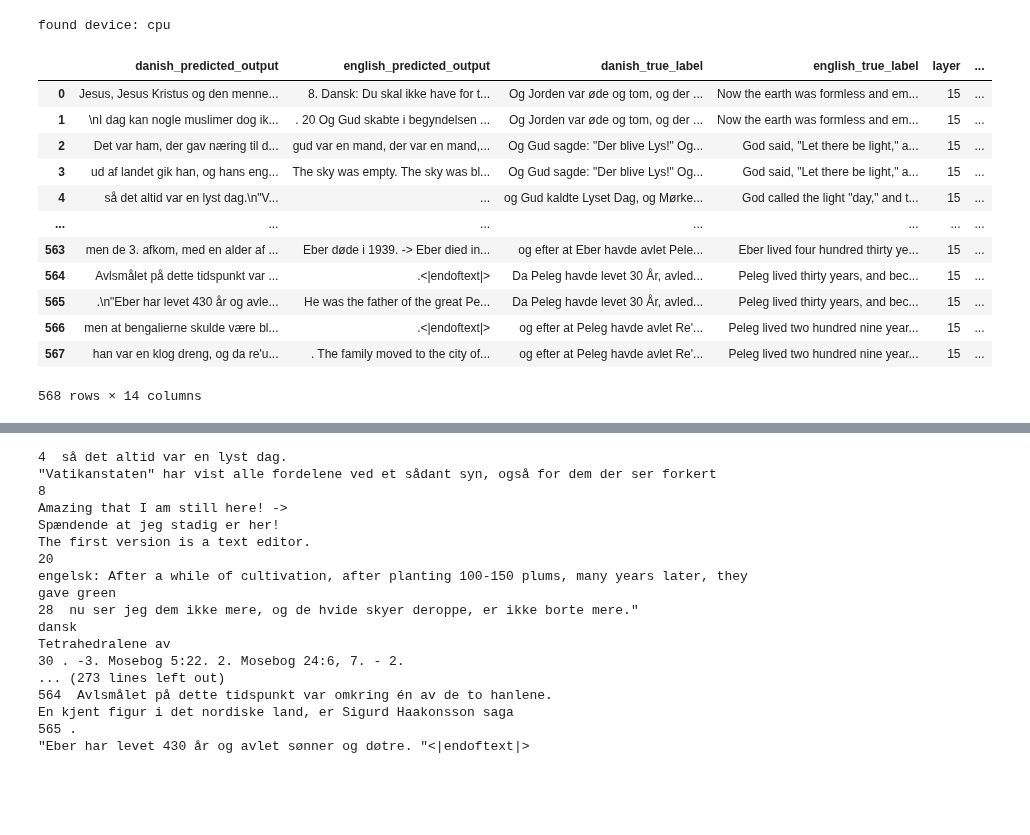
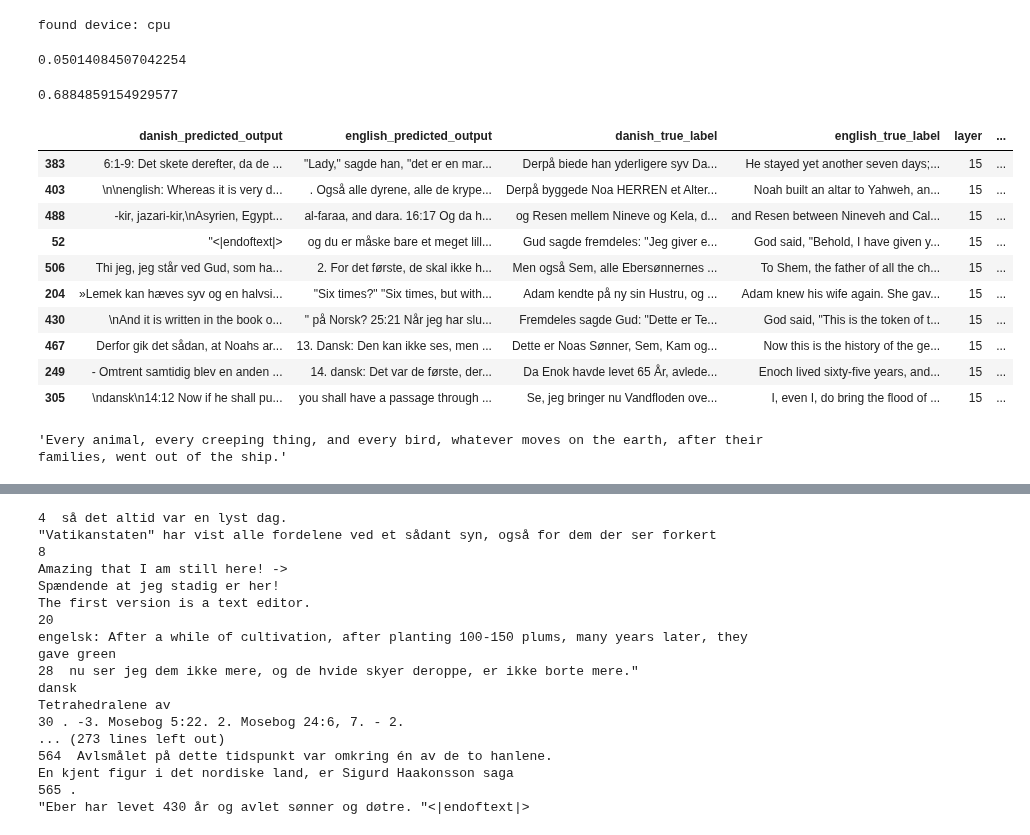
Before and after one commit to MartinKirkegaardDK/KDS_MI, a Jupyter notebook: marki.ipynb, the cells around one changed output, grey strips where cells are left out. Cells and saved outputs as stored; diff of their text form; code cells hidden in the pictures; blank space fills up the shorter version.

```diff
--- a/marki.ipynb
+++ b/marki.ipynb
@@ -29,18 +29,28 @@ df = pd.read_csv("results/data/steering_data_bible/bible_data_combined.csv")
 df = df[(df.layer == 15) & (df.lambda_amount == 5)]
 #temp =pd.read_csv("rresults/data/steering_data_bible/combined_english_without_steering.csv")
 # %%
-df
+df.danish_score_on_english_prompt_without_steering.mean()
 # %% [output]
-|  | danish_predicted_output | english_predicted_output | danish_true_label | english_true_label | layer | ... |
-| 0 | Jesus, Jesus Kristus og den menne... | 8. Dansk: Du skal ikke have for t... | Og Jorden var øde og tom, og der ... | Now the earth was formless and em... | 15 | ... |
-| 1 | \nI dag kan nogle muslimer dog ik... | . 20 Og Gud skabte i begyndelsen ... | Og Jorden var øde og tom, og der ... | Now the earth was formless and em... | 15 | ... |
-| 2 | Det var ham, der gav næring til d... | gud var en mand, der var en mand,... | Og Gud sagde: "Der blive Lys!" Og... | God said, "Let there be light," a... | 15 | ... |
-| 3 | ud af landet gik han, og hans eng... | The sky was empty. The sky was bl... | Og Gud sagde: "Der blive Lys!" Og... | God said, "Let there be light," a... | 15 | ... |
-| 4 | så det altid var en lyst dag.\n"V... | ... | og Gud kaldte Lyset Dag, og Mørke... | God called the light "day," and t... | 15 | ... |
-| ... | ... | ... | ... | ... | ... | ... |
-| 563 | men de 3. afkom, med en alder af ... | Eber døde i 1939. -> Eber died in... | og efter at Eber havde avlet Pele... | Eber lived four hundred thirty ye... | 15 | ... |
-| 564 | Avlsmålet på dette tidspunkt var ... | .<|endoftext|> | Da Peleg havde levet 30 År, avled... | Peleg lived thirty years, and bec... | 15 | ... |
-| 565 | .\n"Eber har levet 430 år og avle... | He was the father of the great Pe... | Da Peleg havde levet 30 År, avled... | Peleg lived thirty years, and bec... | 15 | ... |
-| 566 | men at bengalierne skulde være bl... | .<|endoftext|> | og efter at Peleg havde avlet Re'... | Peleg lived two hundred nine year... | 15 | ... |
-| 567 | han var en klog dreng, og da re'u... | . The family moved to the city of... | og efter at Peleg havde avlet Re'... | Peleg lived two hundred nine year... | 15 | ... |
-568 rows × 14 columns
+0.05014084507042254
+# %%
+df.danish_language_prediction_on_english_steered.mean()
+# %% [output]
+0.6884859154929577
+# %%
+df[df.danish_language_prediction_on_english_steered > 0.9].sample(10)
+# %% [output]
+|  | danish_predicted_output | english_predicted_output | danish_true_label | english_true_label | layer | ... |
+| 383 | 6:1-9: Det skete derefter, da de ... | "Lady," sagde han, "det er en mar... | Derpå biede han yderligere syv Da... | He stayed yet another seven days;... | 15 | ... |
+| 403 | \n\nenglish: Whereas it is very d... | . Også alle dyrene, alle de krype... | Derpå byggede Noa HERREN et Alter... | Noah built an altar to Yahweh, an... | 15 | ... |
+| 488 | -kir, jazari-kir,\nAsyrien, Egypt... | al-faraa, and dara. 16:17 Og da h... | og Resen mellem Nineve og Kela, d... | and Resen between Nineveh and Cal... | 15 | ... |
+| 52 | "<|endoftext|> | og du er måske bare et meget lill... | Gud sagde fremdeles: "Jeg giver e... | God said, "Behold, I have given y... | 15 | ... |
+| 506 | Thi jeg, jeg står ved Gud, som ha... | 2. For det første, de skal ikke h... | Men også Sem, alle Ebersønnernes ... | To Shem, the father of all the ch... | 15 | ... |
+| 204 | »Lemek kan hæves syv og en halvsi... | "Six times?" "Six times, but with... | Adam kendte på ny sin Hustru, og ... | Adam knew his wife again. She gav... | 15 | ... |
+| 430 | \nAnd it is written in the book o... | " på Norsk? 25:21 Når jeg har slu... | Fremdeles sagde Gud: "Dette er Te... | God said, "This is the token of t... | 15 | ... |
+| 467 | Derfor gik det sådan, at Noahs ar... | 13. Dansk: Den kan ikke ses, men ... | Dette er Noas Sønner, Sem, Kam og... | Now this is the history of the ge... | 15 | ... |
+| 249 | - Omtrent samtidig blev en anden ... | 14. dansk: Det var de første, der... | Da Enok havde levet 65 År, avlede... | Enoch lived sixty-five years, and... | 15 | ... |
+| 305 | \ndansk\n14:12 Now if he shall pu... | you shall have a passage through ... | Se, jeg bringer nu Vandfloden ove... | I, even I, do bring the flood of ... | 15 | ... |
+# %%
+df[df.bible_verse == 201].english_true_label.iloc[0]
+# %% [output]
+'Every animal, every creeping thing, and every bird, whatever moves on the earth, after their families, went out of the ship.'
```
Also changed, not shown: parts of 7 cells of this notebook, 4 other files.
